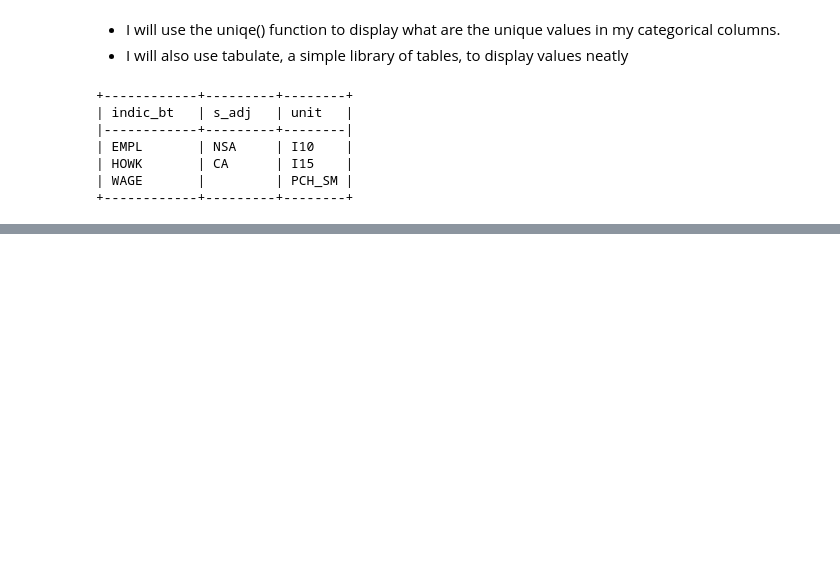
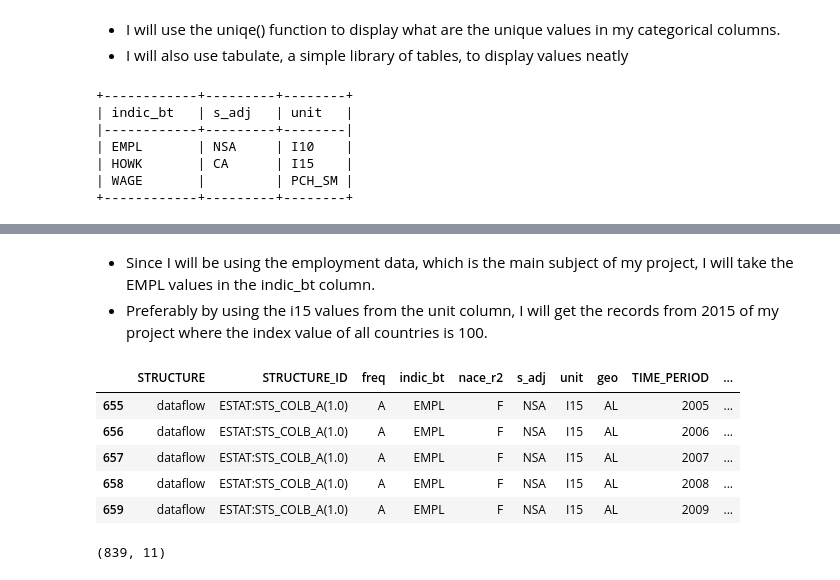
Before and after one commit to kalememre/CA2, a Jupyter notebook: labour.ipynb, the cells around one changed output, grey strips where cells are left out. Saved outputs shown, nothing was run; the diff lists cells and outputs as text; code cells hidden in the pictures; blank space fills up the shorter version.

Commit message:
done categorical columns filter

```diff
--- a/labour.ipynb
+++ b/labour.ipynb
@@ -390,3 +391,21 @@ print(table)
         </tr>
     </tbody>
 </table>
+# %% [markdown]
+- Since I will be using the employment data, which is the main subject of my project, I will take the EMPL values in the indic_bt column.
+- Preferably by using the i15 values from the unit column, I will get the records from 2015 of my project where the index value of all countries is 100.
+# %%
+filtered_df = sqldf.loc[(df['indic_bt'] == 'EMPL') & (df['unit'] == 'I15')]
+# %%
+filtered_df.head()
+# %% [output]
+|  | STRUCTURE | STRUCTURE_ID | freq | indic_bt | nace_r2 | s_adj | unit | geo | TIME_PERIOD | ... |
+| 655 | dataflow | ESTAT:STS_COLB_A(1.0) | A | EMPL | F | NSA | I15 | AL | 2005 | ... |
+| 656 | dataflow | ESTAT:STS_COLB_A(1.0) | A | EMPL | F | NSA | I15 | AL | 2006 | ... |
+| 657 | dataflow | ESTAT:STS_COLB_A(1.0) | A | EMPL | F | NSA | I15 | AL | 2007 | ... |
+| 658 | dataflow | ESTAT:STS_COLB_A(1.0) | A | EMPL | F | NSA | I15 | AL | 2008 | ... |
+| 659 | dataflow | ESTAT:STS_COLB_A(1.0) | A | EMPL | F | NSA | I15 | AL | 2009 | ... |
+# %%
+filtered_df.shape
+# %% [output]
+(839, 11)
```
Also changed, not shown: parts of 6 cells of this notebook.
